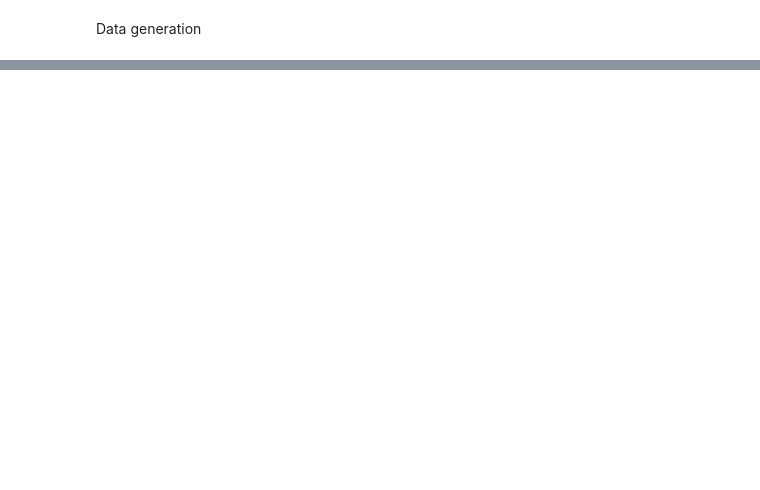
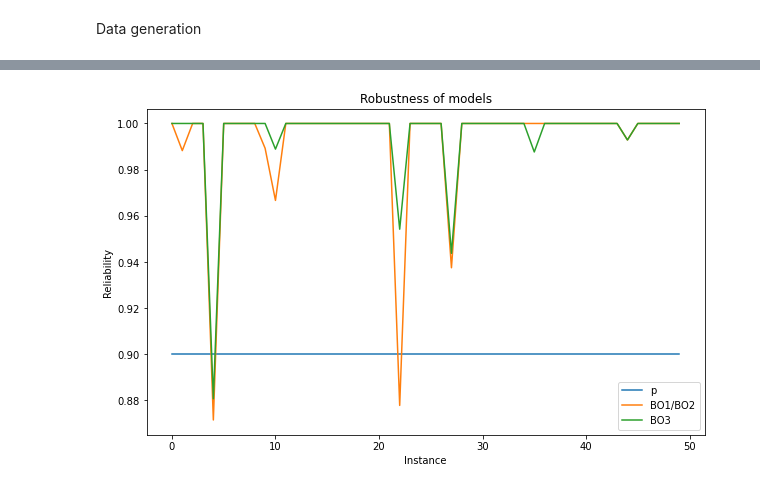
Before and after one commit to petrenaa/Stochastic_Programming_Relaxations, a Jupyter notebook: Robustness analysis.ipynb, the cells around one changed output, grey strips where cells are left out. Cells and saved outputs as stored; diff of their text form; code cells hidden in the pictures; blank space fills up the shorter version.

```diff
--- a/Robustness analysis.ipynb
+++ b/Robustness analysis.ipynb
@@ -407,0 +452,19 @@ Robustness(model_BO3)
+# %%
+plt.figure(figsize=(10, 6))
+
+plt.plot(rob_results_df.index, rob_results_df['p'], label='p')
+plt.plot(rob_results_df.index, rob_results_df['BO1/BO2'], label='BO1/BO2')
+plt.plot(rob_results_df.index, rob_results_df['BO3'], label='BO3')
+
+# Add labels and title
+plt.xlabel('Instance')
+plt.ylabel('Reliability')
+plt.title('Robustness of models')
+
+# Add legend
+plt.legend()
+
+# Show the plot
+plt.show()
+# %% [output]
+[figure, added]
```
Also changed, not shown: parts of 1 cell of this notebook, 1 other file.
